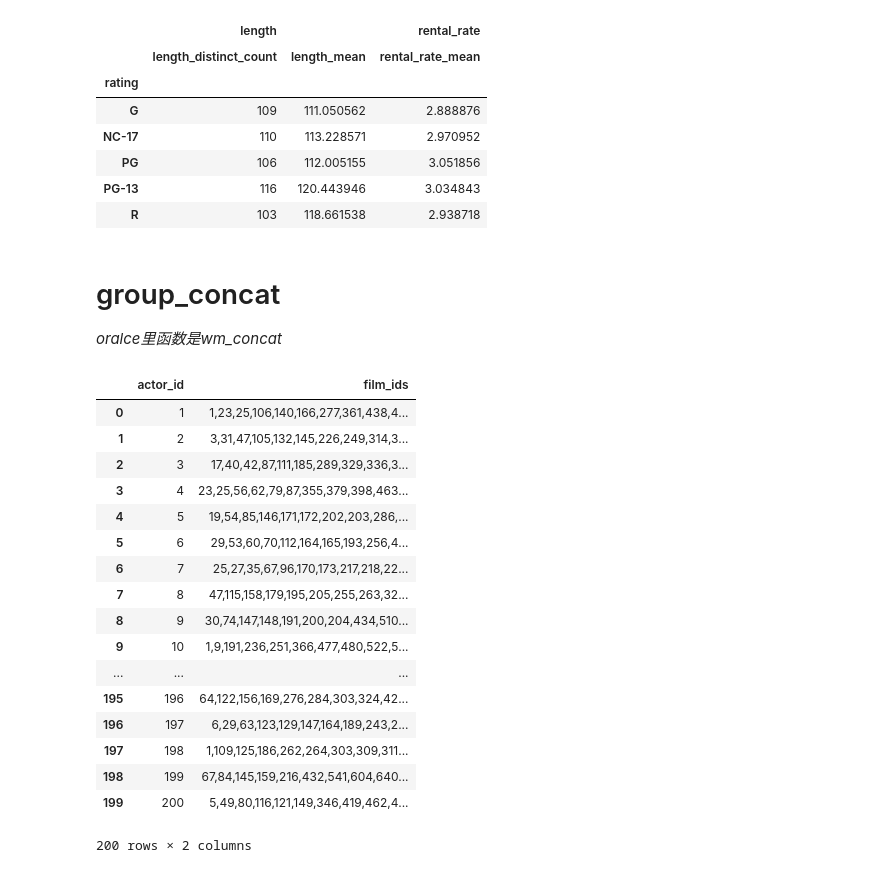
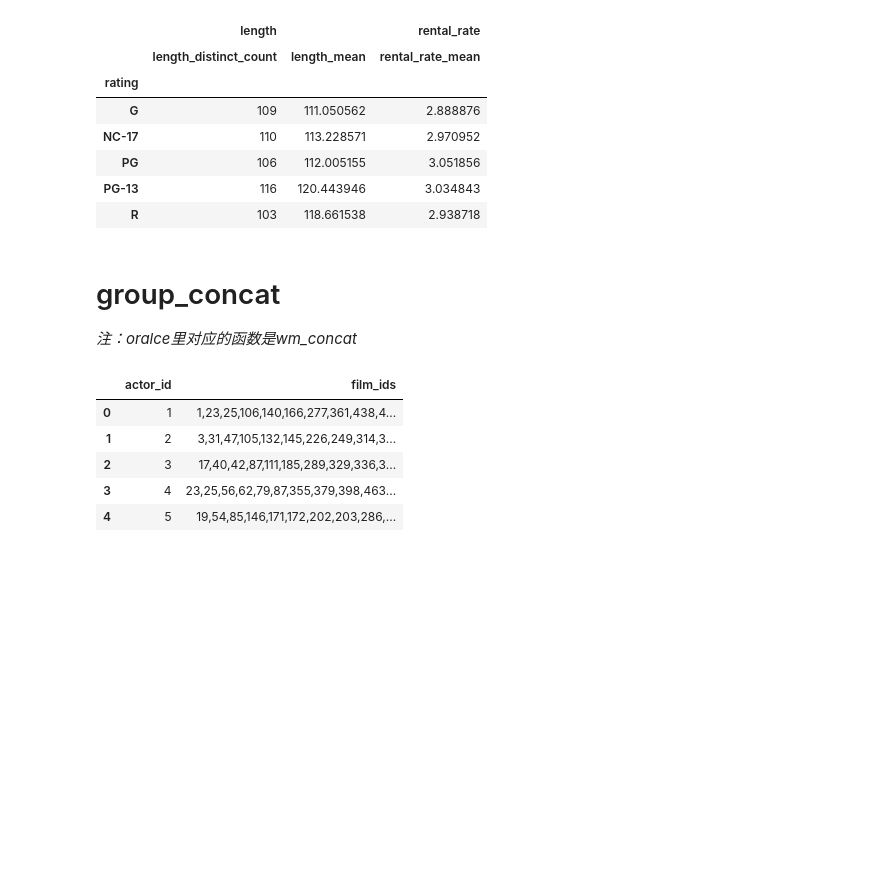
Before and after one commit to shawnz42/pandas4sqler, a Jupyter notebook: pandas4sqler.ipynb, the cells around one changed output. Cells and saved outputs as stored; diff of their text form; code cells hidden in the pictures; blank space fills up the shorter version.

```diff
--- a/pandas4sqler.ipynb
+++ b/pandas4sqler.ipynb
@@ -361,31 +361,18 @@ new_df
 | R | 103 | 118.661538 | 2.938718 |
 # %% [markdown]
 # group_concat
-*oralce里函数是wm_concat*
+*注：oralce里对应的函数是wm_concat*
 # %%
 # SELECT actor_id, group_concat(film_id order by film_id separator ',')  as film_ids
 # FROM sakila.film_actor
 # group by actor_id;
 
-film_actor_df['film_id_id_str'] = film_actor_df['film_id'].map(str)
-# film_actor_df
-film_actor_df.groupby('actor_id')['film_id_id_str'].apply(lambda x: ','.join(x)).reset_index(name="film_ids")
+film_actor_df['film_id_str'] = film_actor_df['film_id'].map(str)
+film_actor_df.groupby('actor_id')['film_id_str'].apply(lambda x: ','.join(x)).reset_index(name="film_ids").head()
 # %% [output]
 |  | actor_id | film_ids |
 | 0 | 1 | 1,23,25,106,140,166,277,361,438,4... |
 | 1 | 2 | 3,31,47,105,132,145,226,249,314,3... |
 | 2 | 3 | 17,40,42,87,111,185,289,329,336,3... |
 | 3 | 4 | 23,25,56,62,79,87,355,379,398,463... |
 | 4 | 5 | 19,54,85,146,171,172,202,203,286,... |
-| 5 | 6 | 29,53,60,70,112,164,165,193,256,4... |
-| 6 | 7 | 25,27,35,67,96,170,173,217,218,22... |
-| 7 | 8 | 47,115,158,179,195,205,255,263,32... |
-| 8 | 9 | 30,74,147,148,191,200,204,434,510... |
-| 9 | 10 | 1,9,191,236,251,366,477,480,522,5... |
-| ... | ... | ... |
-| 195 | 196 | 64,122,156,169,276,284,303,324,42... |
-| 196 | 197 | 6,29,63,123,129,147,164,189,243,2... |
-| 197 | 198 | 1,109,125,186,262,264,303,309,311... |
-| 198 | 199 | 67,84,145,159,216,432,541,604,640... |
-| 199 | 200 | 5,49,80,116,121,149,346,419,462,4... |
-200 rows × 2 columns
```
Also changed, not shown: 2 other files.
